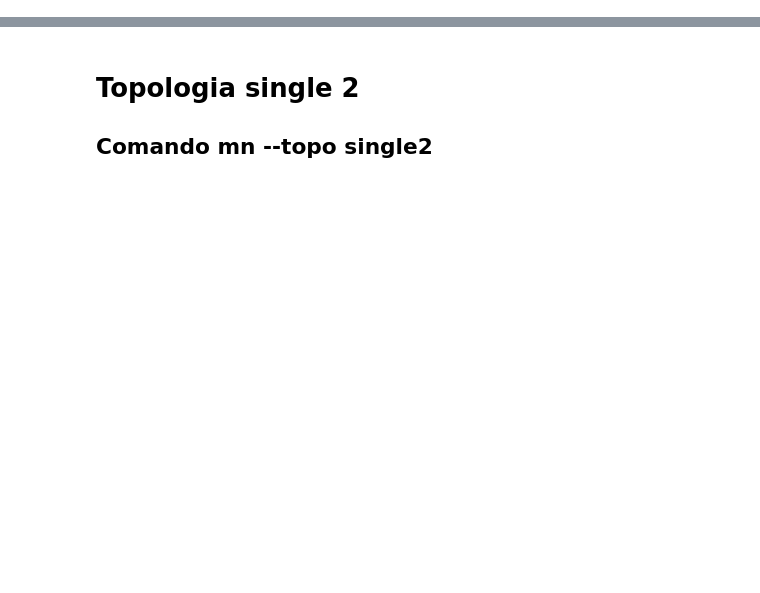
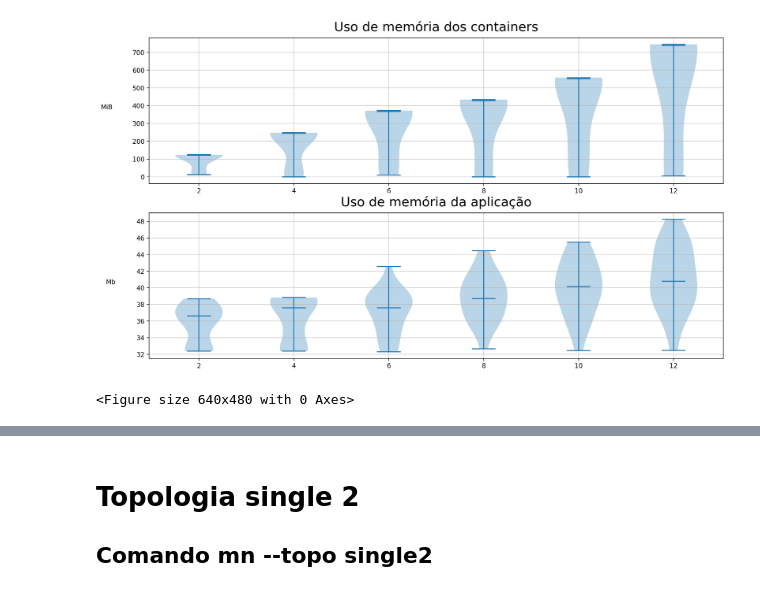
Before and after one commit to LucasGobbs/gbbmetrics, a Jupyter notebook: metrics.ipynb, the cells around one changed output, grey strips where cells are left out. Cells and saved outputs as stored; diff of their text form; code cells hidden in the pictures; blank space fills up the shorter version.

```diff
--- a/metrics.ipynb
+++ b/metrics.ipynb
@@ -3,0 +192,55 @@
+# %%
+# Import libraries
+import matplotlib.pyplot as plt
+import numpy as np
+
+import pandas as pd
+
+a = "Uso de memória (MiB)"
+b = "Uso de memória"
+
+title = [
+  "Users = 2",
+  "Users = 4",
+  "Users = 6",
+  "Users = 8",
+  "Users = 10",
+  "Users = 12"
+]
+
+data = [[
+  pd.read_csv("user_2_tree_4_containers.csv")[a],
+  pd.read_csv("user_4_tree_4_containers.csv")[a],
+  pd.read_csv("user_6_tree_4_containers.csv")[a],
+  pd.read_csv("user_8_tree_4_containers.csv")[a],
+  pd.read_csv("user_10_tree_4_containers.csv")[a],
+  pd.read_csv("user_12_tree_4_containers.csv")[a],
+],
+[
+  pd.read_csv("user_2_tree_4_main.csv")[b],
+  pd.read_csv("user_4_tree_4_main.csv")[b],
+  pd.read_csv("user_6_tree_4_main.csv")[b],
+  pd.read_csv("user_8_tree_4_main.csv")[b],
+  pd.read_csv("user_10_tree_4_main.csv")[b],
+  pd.read_csv("user_12_tree_4_main.csv")[b],
+]]
+fig, ax = plt.subplots(2, figsize=(16,9), dpi= 200)
+fig = plt.figure()
+
+for i in range(2):
+  bp = ax[i].violinplot(data[i], showmedians = True)
+ax[0].set_title('Uso de memória dos containers', pad=10, fontsize=20)
+ax[0].set_ylabel("MiB",  labelpad =40, rotation=0, color="black")
+
+ax[1].set_title('Uso de memória da aplicação', pad=10, fontsize=20)
+ax[1].set_ylabel("Mb", labelpad =40, rotation=0, color="black")
+for ax_ in ax:
+  ax_.set_xticks([1, 2, 3, 4, 5, 6], ['2', '4', '6', '8', '10', '12'])
+  ax_.grid(alpha=.7)
+# ax[1].set_xlabel('Quantidade de usuários', fontsize=20)
+
+fig.savefig("plots/boxplot_tree4_users_comparisson.png")
+plt.show()
+# %% [output]
+[figure, added]
+<Figure size 640x480 with 0 Axes>
```
Also changed, not shown: parts of 13 cells of this notebook, 20 other files.
